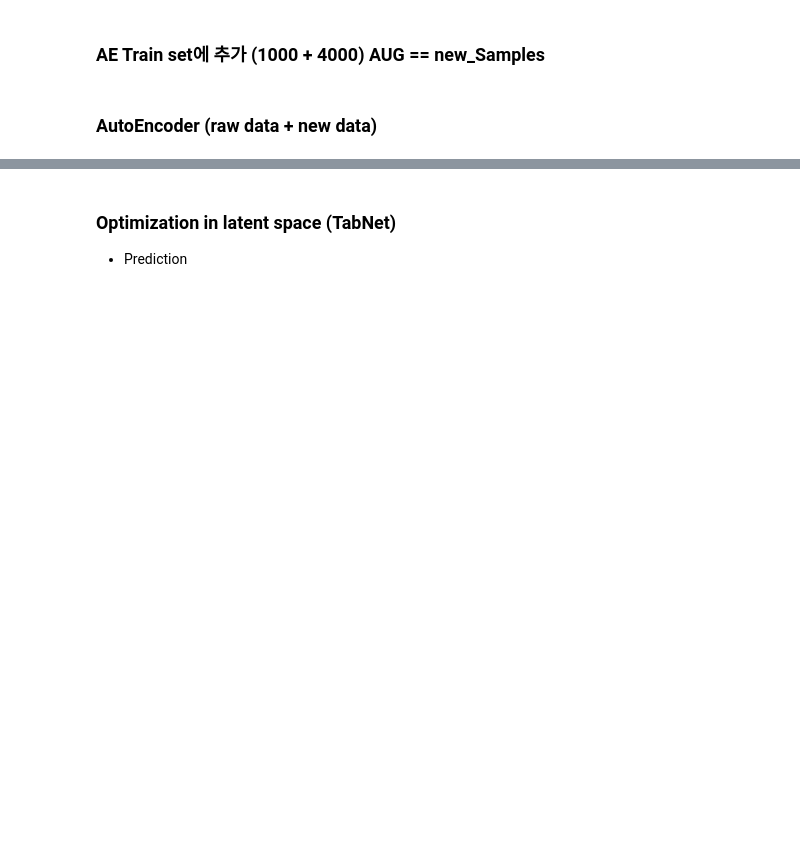
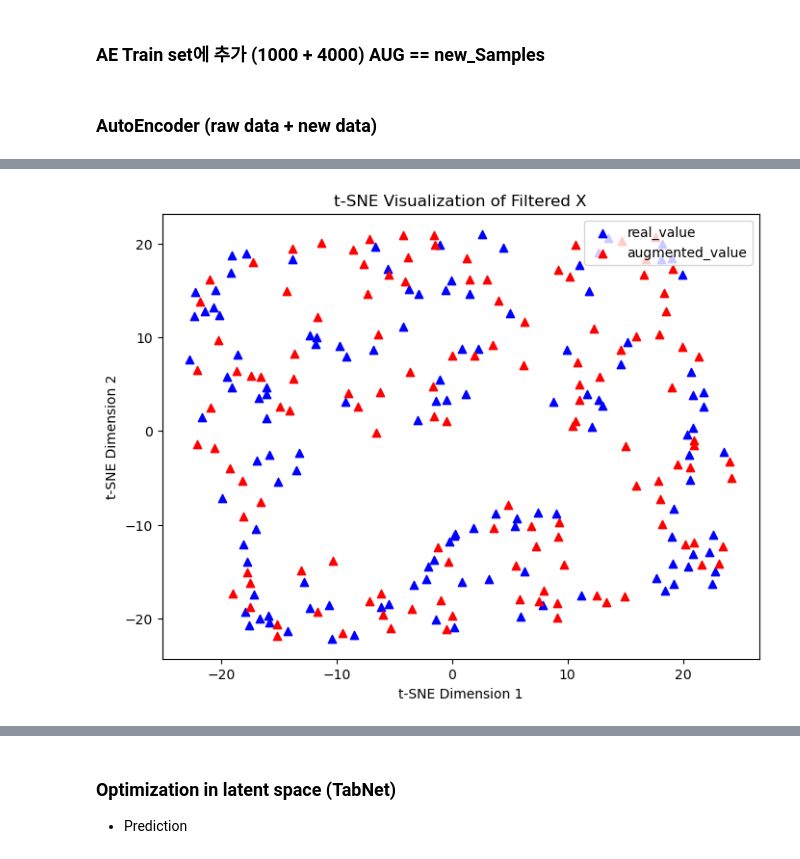
Before and after one commit to addb-swstarlab/DATATune, a Jupyter notebook: TADA_BB.ipynb, the cells around one changed output, grey strips where cells are left out. Cells and saved outputs as stored; diff of their text form; code cells hidden in the pictures; blank space fills up the shorter version.

```diff
--- a/TADA_BB.ipynb
+++ b/TADA_BB.ipynb
@@ -533,0 +569,22 @@ for epoch in range(50000):
+# %%
+import pandas as pd
+
+
+# Y['tps']가 5000 이상인 인덱스를 추출
+new_index_high_tps = inverse_new_pred_pd[inverse_new_pred_pd['tps'] >= 5000].index
+# new_index_high_tps
+
+# 해당 인덱스에 해당하는 Y 데이터
+# filtered_Y = Y.loc[index_high_tps]
+
+# # 해당 인덱스에 매칭되는 X 데이터
+new_filtered_X = new_X_pd.loc[new_index_high_tps]
+
+# print("Filtered Y DataFrame:")
+# print(filtered_Y)
+# print("\nFiltered X DataFrame:")
+# print(filtered_X)
+# filtered_X = filtered_X.drop(['Unnamed: 0'], axis = 1)
+
+new_filtered_X
+###predictions_new
@@ -533,0 +605,3 @@ for epoch in range(50000):
+# %%
+haha = pd.concat([filtered_X,new_filtered_X ])
+haha
@@ -533,0 +622,21 @@ for epoch in range(50000):
+# %%
+from sklearn.manifold import TSNE
+
+
+tsne_model = TSNE(n_components=2, random_state=42)
+haha_filtered_X_tsne = tsne_model.fit_transform(haha)
+# new_filtered_X_tsne = tsne_model.fit_transform(new_filtered_X)
+
+
+# t-SNE 결과 시각화
+plt.figure(figsize=(8, 6))
+plt.scatter(haha_filtered_X_tsne[:126, 0], haha_filtered_X_tsne[:126, 1], color='blue', marker='^', label='real_value')
+plt.scatter(haha_filtered_X_tsne[252:378, 0], haha_filtered_X_tsne[252:378, 1], color='red', marker='^', label='augmented_value')
+
+plt.legend(loc='upper right')
+plt.title('t-SNE Visualization of Filtered X')
+plt.xlabel('t-SNE Dimension 1')
+plt.ylabel('t-SNE Dimension 2')
+plt.show()
+# %% [output]
+[figure, added]
```
Also changed, not shown: parts of 47 cells of this notebook.
